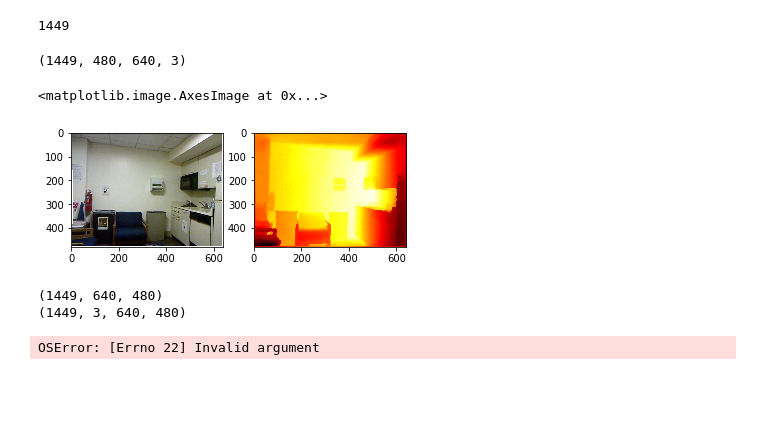
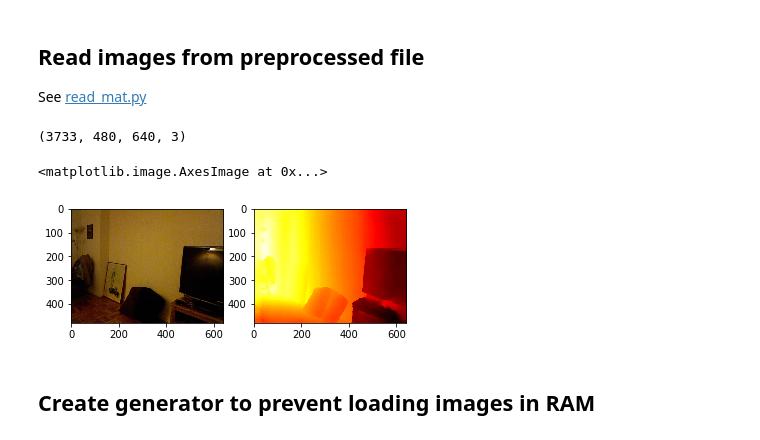
Before and after one commit to ShikaSD/depth-prediction, a Jupyter notebook: depth-prediction.ipynb, the cells around one changed output. Cells and saved outputs as stored; diff of their text form; code cells hidden in the pictures; blank space fills up the shorter version.

```diff
--- a/depth-prediction.ipynb
+++ b/depth-prediction.ipynb
@@ -58,34 +68,36 @@ reshaped = tf.reshape(coarse7, [-1, fine_shape[1], fine_shape[2], 1], name="resh
 
 fine2 = conv_layer(tf.concat([fine1, reshaped], 3), [5, 5, 64, 64], name="fine2")
 fine3 = conv_layer_no_act(fine2, [5, 5, 64, 1], name="fine3")
+# %% [markdown]
+## Read images from preprocessed file
+
+See [read_mat.py](read_mat.py)
 # %%
 from sklearn.utils import shuffle
 import numpy as np
 
-images_file = "samples/images.np"
-depths_file = "samples/depths.np"
-length_file = "samples/length.np"
+images_file = "samples/images-0.np"
+depths_file = "samples/depths-0.np"
+length_file = "samples/length-0.np"
 with open(length_file, "rb") as f:
     length = np.fromfile(f, dtype=np.int32)[0]
 
 images = np.memmap(images_file, mode="r", dtype=np.uint8, shape=(length, 480, 640, 3))
 depths = np.memmap(depths_file, mode="r", dtype=np.int32, shape=(length, 480, 640))
-# %% [output]
-1449
 # %%
 from random import randint
 from matplotlib import pyplot as plt
 
 %matplotlib inline
 
 print(images.shape)
 
 fig = plt.figure()
 sp = fig.add_subplot(1, 2, 1)
-sp.imshow(images[0])
+sp.imshow(images[1705])
 sp = fig.add_subplot(1, 2, 2)
-sp.imshow(depths[0], cmap='hot')
+sp.imshow(depths[1705], cmap='hot')
 # %% [output]
-(1449, 480, 640, 3)
+(3733, 480, 640, 3)
 <matplotlib.image.AxesImage at 0x...>
-[figure, old version]
+[figure, new version]
@@ -99,17 +103,0 @@ images = np.asarray(data.get("images"))
-# %%
-print(depths.shape)
-print(images.shape)
-
-depths = np.array([cv2.flip(np.rot90(x, k=3), 1) for x in depths])
-
-images_reshaped = np.empty((images.shape[0], images.shape[3], images.shape[2], images.shape[1])).astype(np.uint8)
-for x in range(0, images.shape[0]):
-    image = images[x]
-    for i in range(0, image.shape[0]):
-        for j in range(0, image[i].shape[0]):
-            for k in range(0, image[i, j].shape[0]):
-                images_reshaped[x, k, j, i] = image[i, j, k]
-# %% [output]
-(1449, 640, 480)
-(1449, 3, 640, 480)
-OSError: [Errno 22] Invalid argument
@@ -129,0 +104,2 @@ training_operation = optimizer.minimize(loss_operation)
+# %% [markdown]
+## Create generator to prevent loading images in RAM
```
Also changed, not shown: parts of 16 cells of this notebook, 1 other file.
